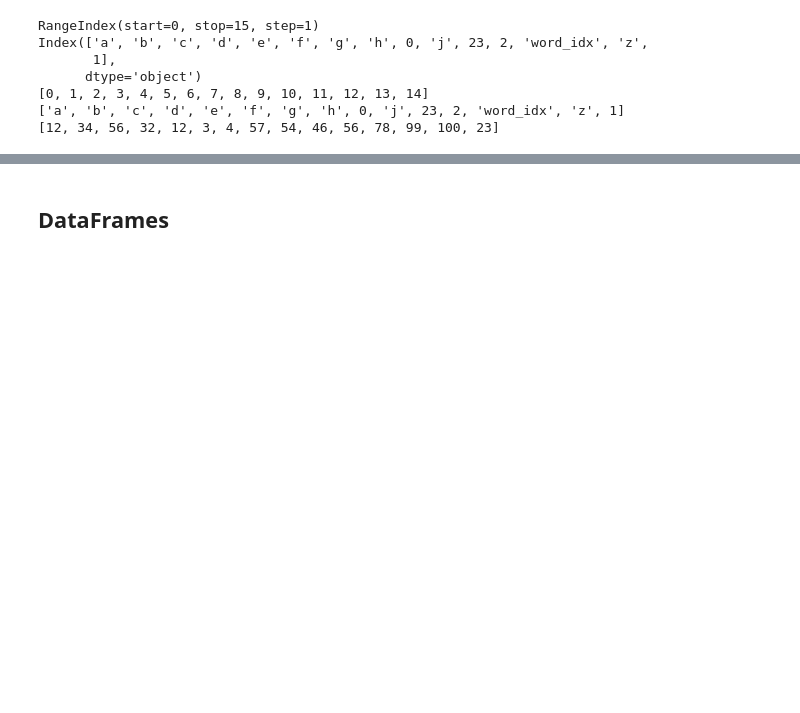
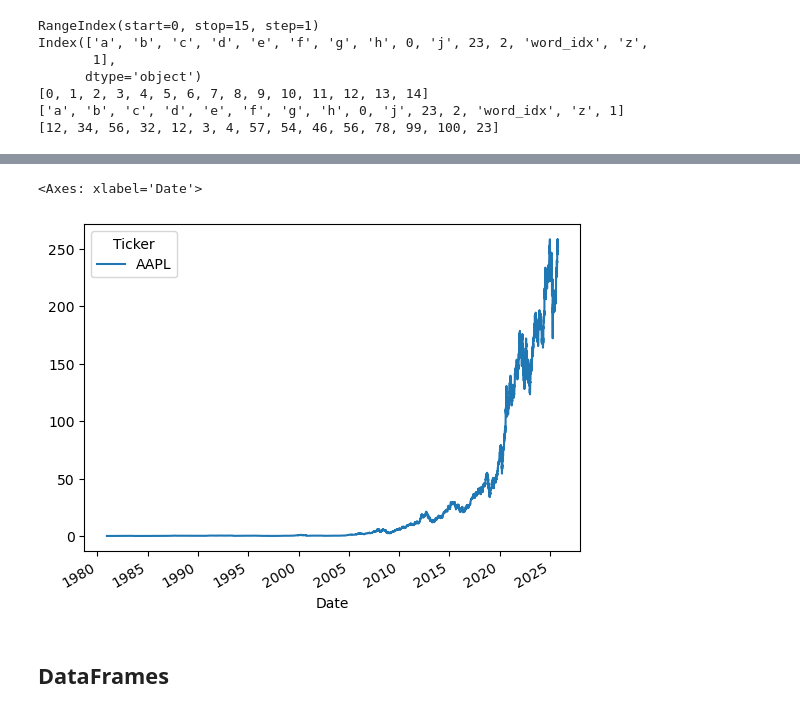
Before and after one commit to SharanJaiswal/py, a Jupyter notebook: DSc/01_panda.ipynb, the cells around one changed output, grey strips where cells are left out. Cells and saved outputs as stored; diff of their text form; code cells hidden in the pictures; blank space fills up the shorter version.

```diff
--- a/DSc/01_panda.ipynb
+++ b/DSc/01_panda.ipynb
@@ -469,0 +678,7 @@ ser3.to_csv("ser3.csv")
+# %%
+import yfinance as yf
+
+stock_data = yf.download("AAPL"
+                        #  , start="2023-01-01", end="2024-01-01"
+                         )
+stock_data.head()
@@ -470,3 +696,8 @@ ser3.to_csv("ser3.csv")
+# %%
+stock_data.Close.plot()
+# %% [output]
+<Axes: xlabel='Date'>
+[figure, added]
 # %% [markdown]
 ## DataFrames
 # %%
```
Also changed, not shown: parts of 123 cells of this notebook, 6 other files.
